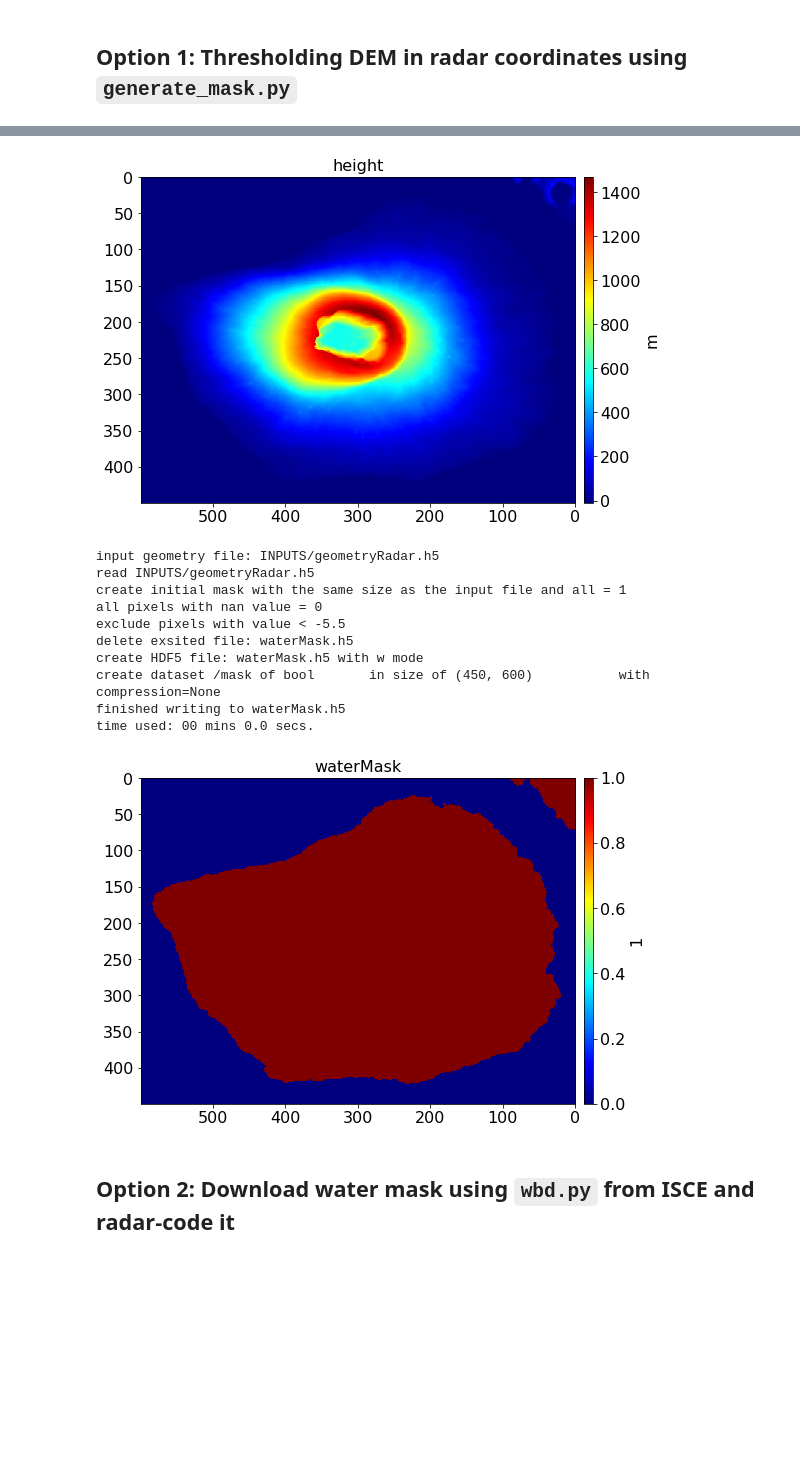
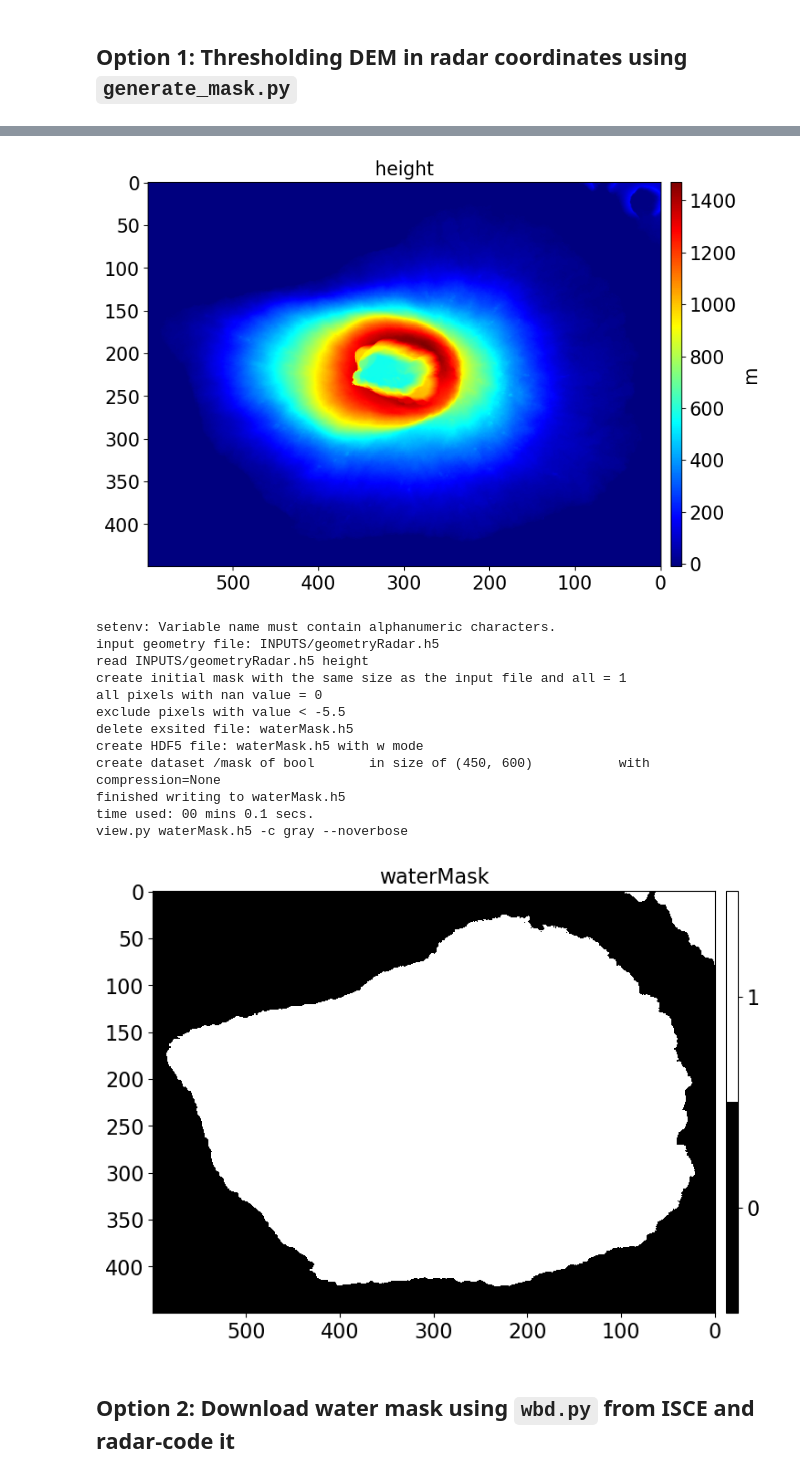
Before and after one commit to insarlab/MintPy-tutorial, a Jupyter notebook: applications/water_mask.ipynb, the cells around one changed output, grey strips where cells are left out. Saved outputs shown, nothing was run; the diff lists cells and outputs as text; code cells hidden in the pictures; blank space fills up the shorter version.

```diff
--- a/applications/water_mask.ipynb
+++ b/applications/water_mask.ipynb
@@ -27,6 +26,6 @@ view.main('./inputs/geometryRadar.h5 height --noverbose'.split())
 # Let's say here the maximum height value on the water you found is -6 m
 
 # 2. run generate_mask.py to create a mask based on the threshold
-!generate_mask.py INPUTS/geometryRadar.h5 -m -5.5 -o waterMask.h5
-view.main('waterMask.h5 --noverbose'.split())
+!generate_mask.py INPUTS/geometryRadar.h5 height -m -5.5 -o waterMask.h5
+view.main('waterMask.h5 -c gray --noverbose'.split())
 # %% [output]
@@ -33,15 +33,17 @@ view.main('waterMask.h5 --noverbose'.split())
-[figure, old version]
+[figure, new version]
-input geometry file: INPUTS/geometryRadar.h5
-read INPUTS/geometryRadar.h5
-create initial mask with the same size as the input file and all = 1
-all pixels with nan value = 0
-exclude pixels with value < -5.5
-delete exsited file: waterMask.h5
-create HDF5 file: waterMask.h5 with w mode
-create dataset /mask of bool       in size of (450, 600)           with compression=None
-finished writing to waterMask.h5
-time used: 00 mins 0.0 secs.
+setenv: Variable name must contain alphanumeric characters.
+input geometry file: INPUTS/geometryRadar.h5
+read INPUTS/geometryRadar.h5 height
+create initial mask with the same size as the input file and all = 1
+all pixels with nan value = 0
+exclude pixels with value < -5.5
+delete exsited file: waterMask.h5
+create HDF5 file: waterMask.h5 with w mode
+create dataset /mask of bool       in size of (450, 600)           with compression=None
+finished writing to waterMask.h5
+time used: 00 mins 0.1 secs.
+view.py waterMask.h5 -c gray --noverbose
-[figure, old version]
+[figure, new version]
 # %% [markdown]
 ## Option 2: Download water mask using `wbd.py` from ISCE and radar-code it
 # %%
```
Also changed, not shown: parts of 3 cells of this notebook, 3 other files.
